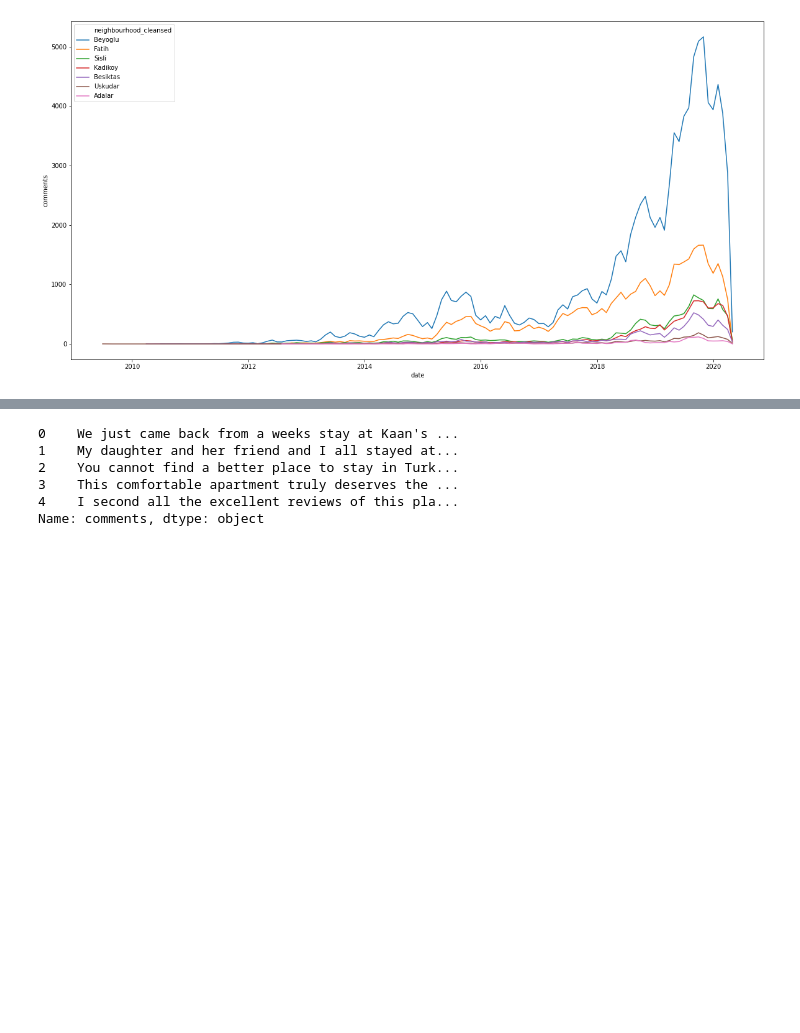
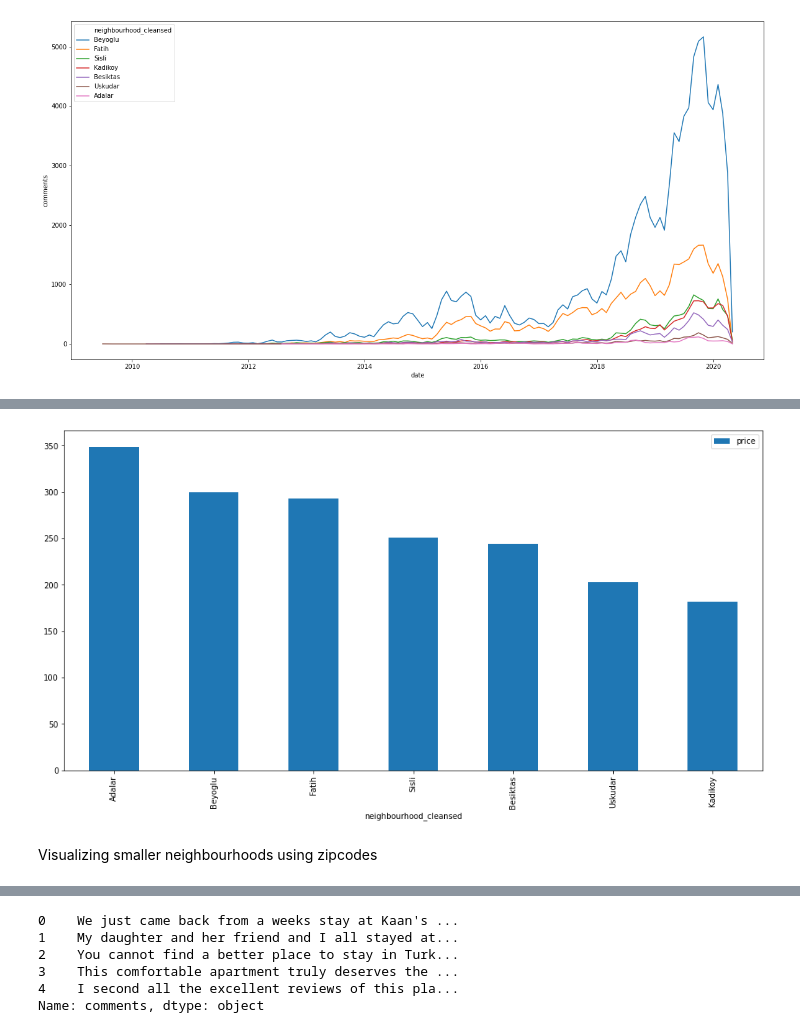
Before and after one commit to OzanGenc/Airbnb-Istanbul-ReviewScorePrediction, a Jupyter notebook: WordCloud.ipynb, the cells around one changed output, grey strips where cells are left out. Saved outputs shown, nothing was run; the diff lists cells and outputs as text; code cells hidden in the pictures; blank space fills up the shorter version.

```diff
--- a/WordCloud.ipynb
+++ b/WordCloud.ipynb
@@ -167,0 +194,7 @@ top_neighbourhood_list = df_merged.groupby('neighbourhood_cleansed').count().sor
+# %%
+df_prices_top_neighbourhoods = df_prices[df_prices['neighbourhood_cleansed'].isin(top_neighbourhood_list)]
+df_prices_top_neighbourhoods.plot.bar(x='neighbourhood_cleansed', y='price', rot=90, figsize=(16,8));
+# %% [output]
+[figure, added]
+# %% [markdown]
+Visualizing smaller neighbourhoods using zipcodes
```
Also changed, not shown: parts of 39 cells of this notebook.
